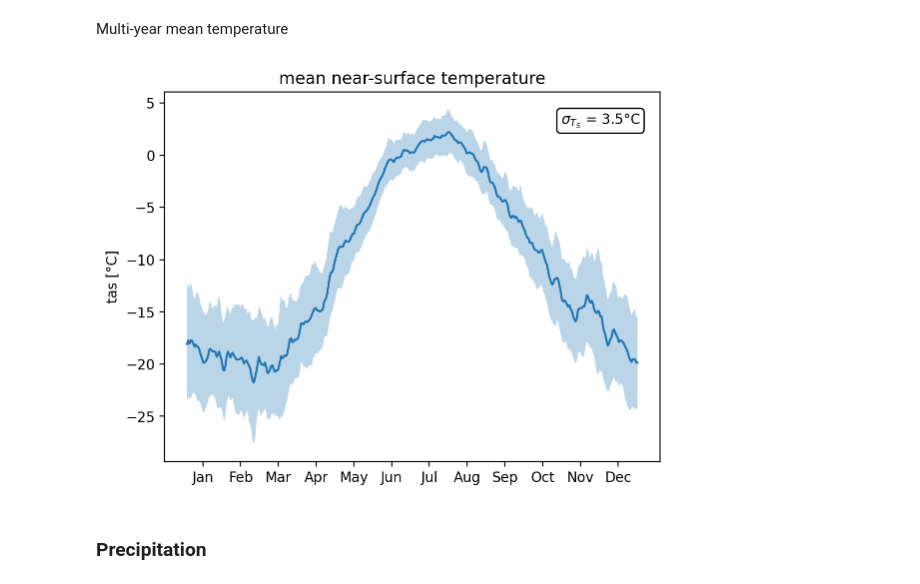
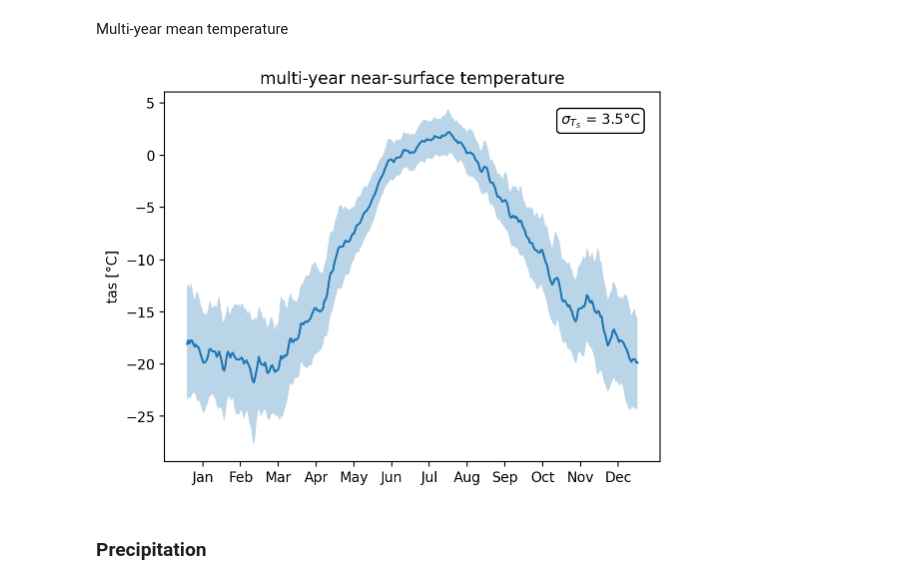
Before and after one commit to vegan-schnitzel/greenland-ice-sheet, a Jupyter notebook: era5/analyse-observations.ipynb, the cells around one changed output. Cells and saved outputs as stored; diff of their text form; code cells hidden in the pictures.

```diff
--- a/era5/analyse-observations.ipynb
+++ b/era5/analyse-observations.ipynb
@@ -62,34 +62,34 @@ tas_std = xr.open_dataset("tas-greenland-merged-std.nc")['tas']
 # %%
 # fill_between doesn't work out of the box with xarray,
 # hence, converting to datetime objects & numpy arrays
 xtime = tas.indexes['time'].to_datetimeindex(unsafe=True)
 tas_mean = tas.mean(dim=['lon','lat']).values
 tas_std_mean = tas_std.mean(dim=['lon','lat']).values
 
 fig, ax = plt.subplots()
 
 ax.plot(xtime, tas_mean)
 ax.fill_between(xtime, tas_mean-tas_std_mean, tas_mean+tas_std_mean, alpha=.3)
 
 # add mean standard deviation as text label
 props = dict(boxstyle='round', facecolor='white')
 ax.text(0.8, 0.9, rf"$\sigma_{{T_S}}$ = {np.round(np.mean(tas_std_mean), 1)}°C",
         verticalalignment="bottom", transform=ax.transAxes, bbox=props)
 
 # change x tick locations
 # xlim actually gives start and end coordinate of plot window
 start, end = ax.get_xlim()
 # hence, manually adjusting x tick positions
 ax.xaxis.set_ticks(np.arange(start+31, end-30, 30.5))
 # change date format to month
 dt_fmt = mdates.DateFormatter('%b')
 ax.xaxis.set_major_formatter(dt_fmt)
 
-ax.set_title("mean near-surface temperature")
+ax.set_title("multi-year near-surface temperature")
 ax.set_ylabel("tas [°C]")
 plt.savefig("figs/tas-seasonality.png", dpi=300, bbox_inches="tight")
 # %% [output]
-[figure, old version]
+[figure, new version]
 # %% [markdown]
 ### Precipitation
 # %%
```
Also changed, not shown: parts of 2 cells of this notebook, 51 other files.
